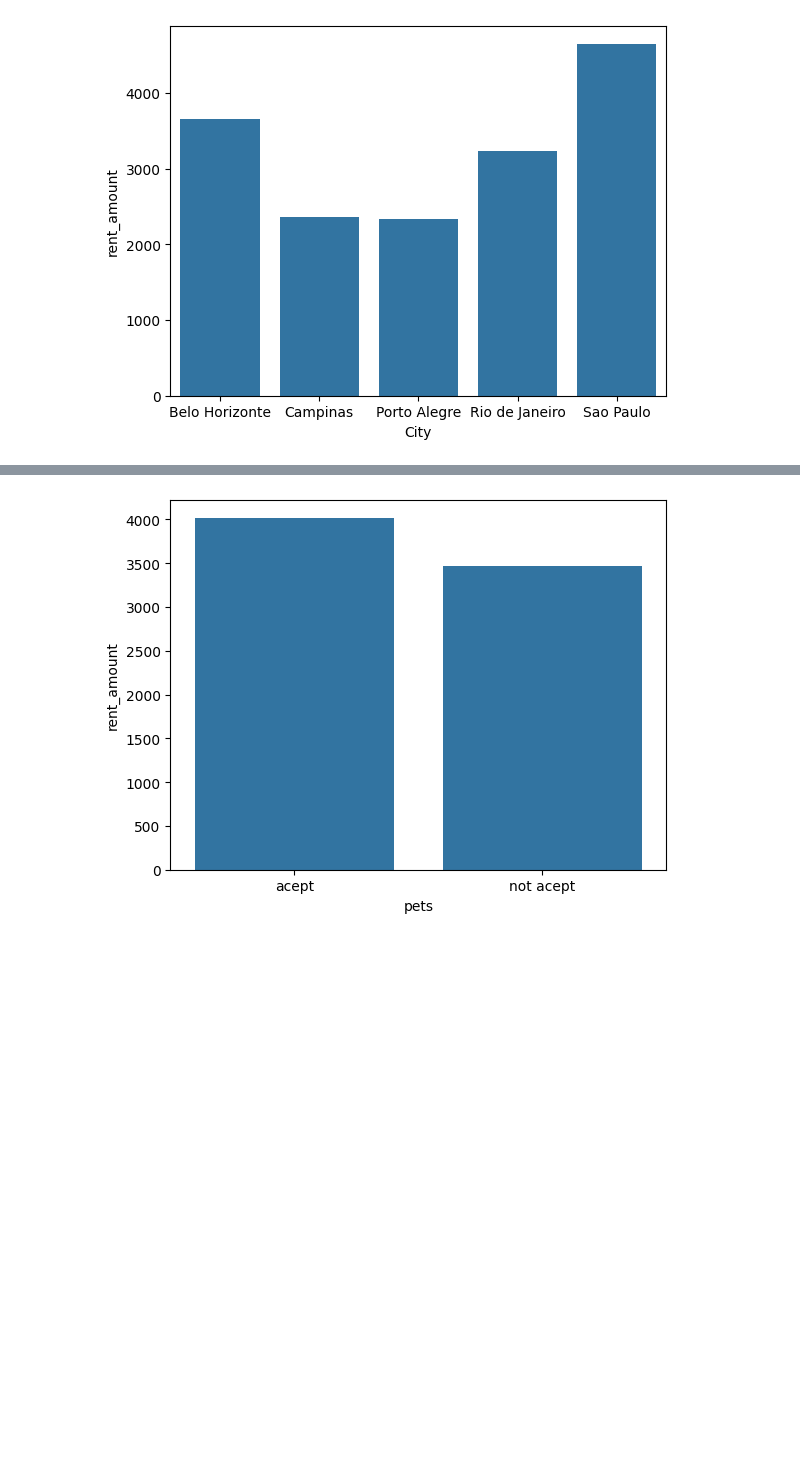
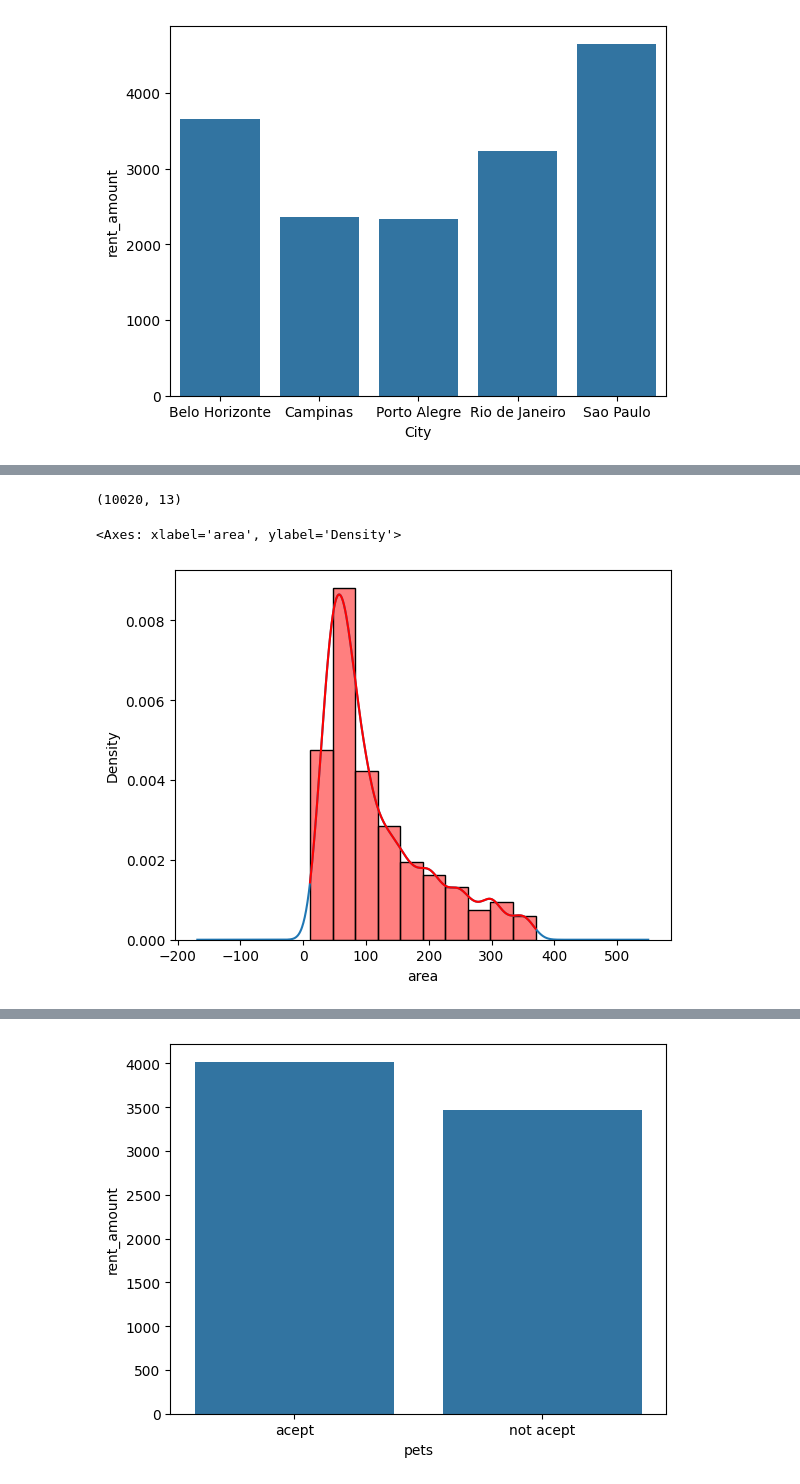
Before and after one commit to karthik4-4/house-rent-prediction-model, a Jupyter notebook: research/analysis.ipynb, the cells around one changed output, grey strips where cells are left out. Drawn from its saved outputs; the diff is of its cells as text; code cells hidden in the pictures; blank space fills up the shorter version.

```diff
--- a/research/analysis.ipynb
+++ b/research/analysis.ipynb
@@ -93,0 +131,12 @@ plt.show()
+# %%
+df_cleaned = df[(df['area'] >= lower_bound) & (df['area'] <= upper_bound)]
+# %%
+df_cleaned.shape
+# %% [output]
+(10020, 13)
+# %%
+df_cleaned['area'].plot(kind='kde')
+sns.histplot(data=df_cleaned,x='area',bins=10,kde=True,stat='density',color='red')
+# %% [output]
+<Axes: xlabel='area', ylabel='Density'>
+[figure, added]
```
Also changed, not shown: parts of 17 cells of this notebook, 6 other files.
